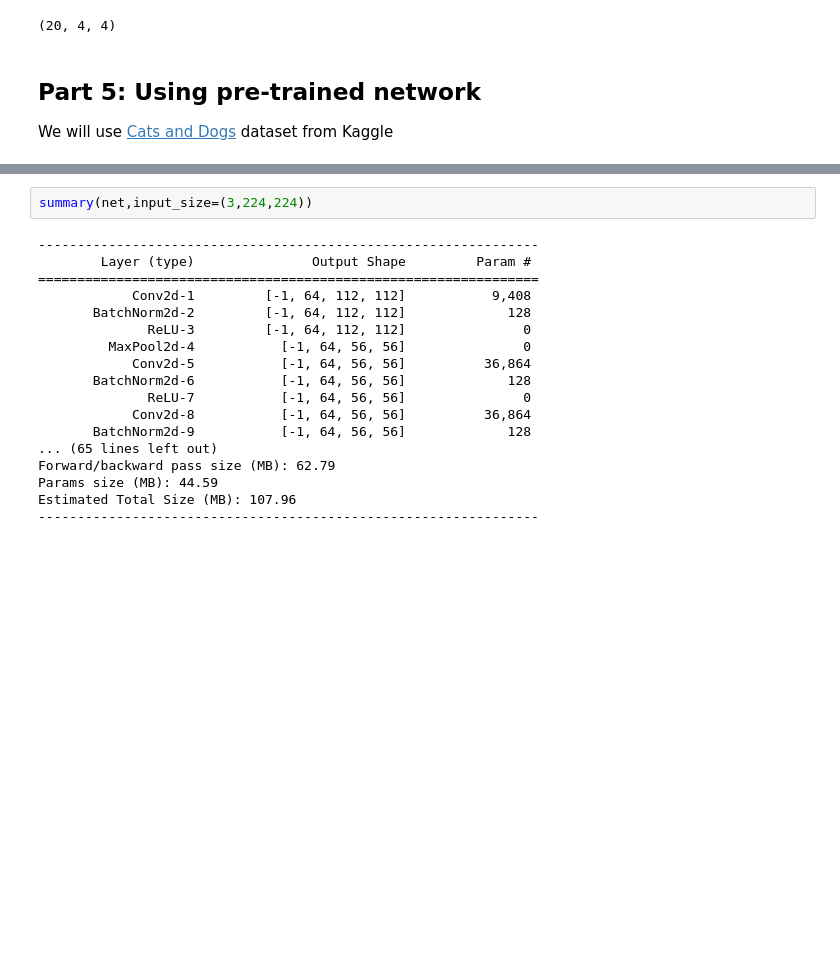
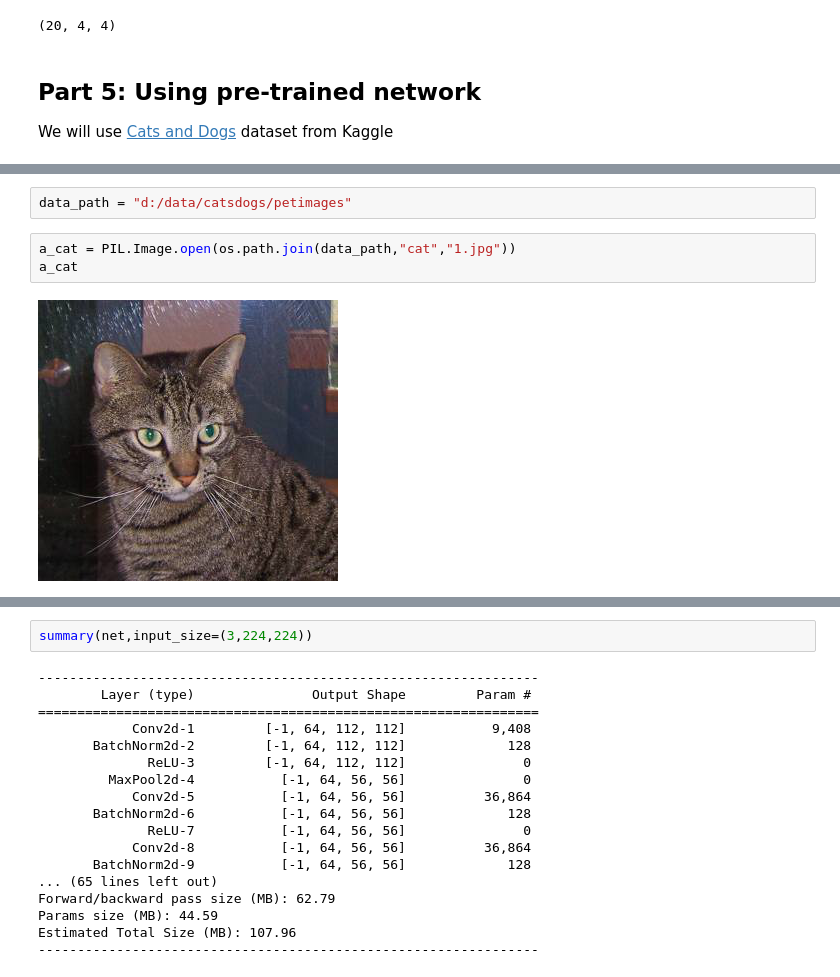
Before and after one commit to CloudAdvocacy/TorchVisionSamples, a Jupyter notebook: notebooks/TorchVisionSamples.ipynb, the cells around one changed output, grey strips where cells are left out. Cells and saved outputs as stored; diff of their text form; blank space fills up the shorter version.

```diff
--- a/notebooks/TorchVisionSamples.ipynb
+++ b/notebooks/TorchVisionSamples.ipynb
@@ -187,2 +185,9 @@ NameError: name 'kaggle' is not defined
+# %%
+data_path = "d:/data/catsdogs/petimages"
+# %%
+a_cat = PIL.Image.open(os.path.join(data_path,"cat","1.jpg"))
+a_cat
+# %% [output]
+[figure, added]
 # %%
 net = torchvision.models.resnet18(pretrained=True)
```
Also changed, not shown: parts of 17 cells of this notebook.
